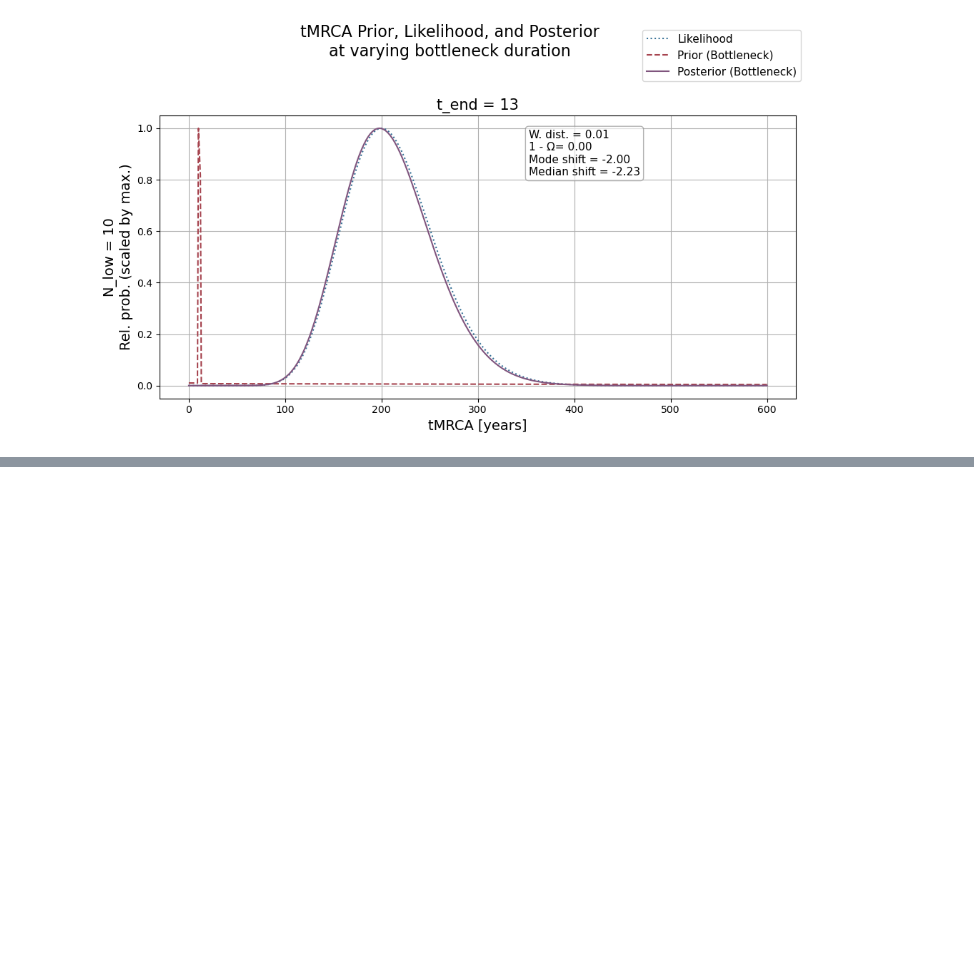
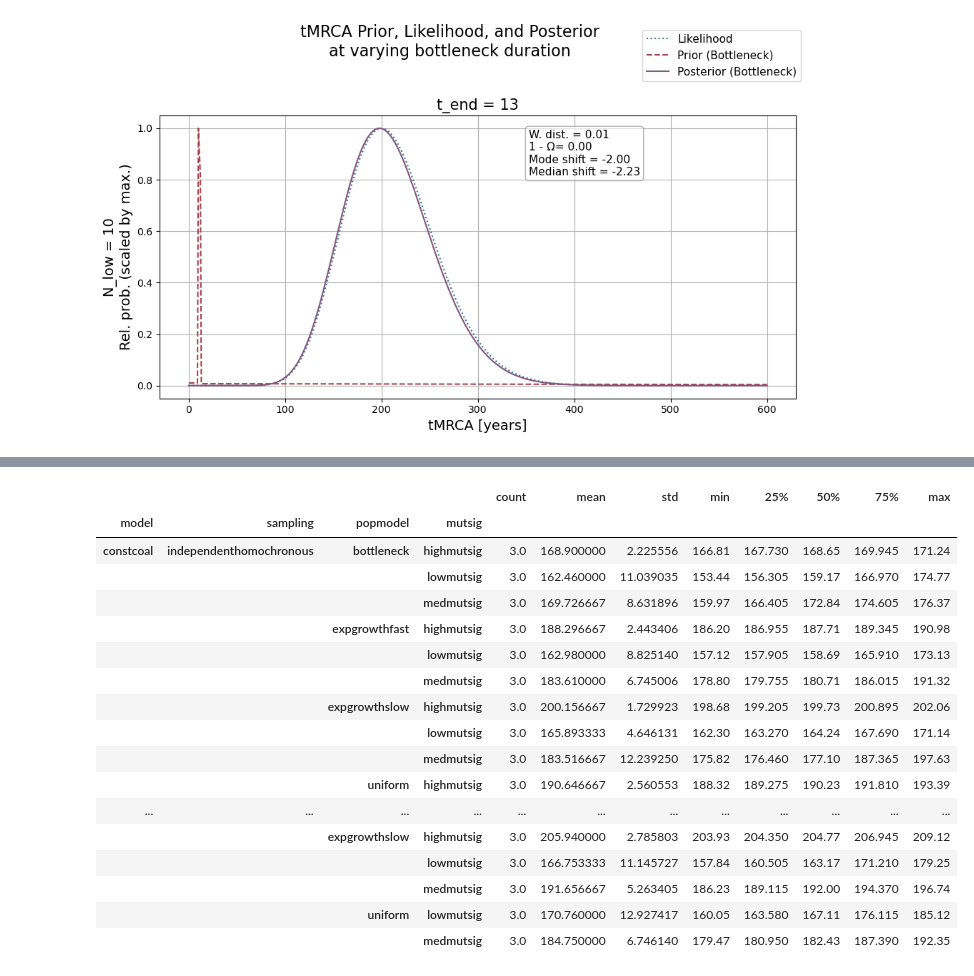
Before and after one commit to marie3003/BESP_paper-analyses, a Jupyter notebook: workflows/population_models.ipynb, the cells around one changed output, grey strips where cells are left out. Saved outputs shown, nothing was run; the diff lists cells and outputs as text; code cells hidden in the pictures; blank space fills up the shorter version.

```diff
--- a/workflows/population_models.ipynb
+++ b/workflows/population_models.ipynb
@@ -134,0 +265,22 @@ Population size 200 years ago (at expected tMRCA): [221.60631672  24.55467981]
+# %%
+# memory usage overview
+runtime_summary.groupby(["model", "sampling", "popmodel", "mutsig"])["max_rss"].describe()
+# %% [output]
+|  |  |  |  | count | mean | std | min | 25% | 50% | 75% | max |
+| model | sampling | popmodel | mutsig |  |  |  |  |  |  |  |  |
+| constcoal | independenthomochronous | bottleneck | highmutsig | 3.0 | 168.900000 | 2.225556 | 166.81 | 167.730 | 168.65 | 169.945 | 171.24 |
+|  |  |  | lowmutsig | 3.0 | 162.460000 | 11.039035 | 153.44 | 156.305 | 159.17 | 166.970 | 174.77 |
+|  |  |  | medmutsig | 3.0 | 169.726667 | 8.631896 | 159.97 | 166.405 | 172.84 | 174.605 | 176.37 |
+|  |  | expgrowthfast | highmutsig | 3.0 | 188.296667 | 2.443406 | 186.20 | 186.955 | 187.71 | 189.345 | 190.98 |
+|  |  |  | lowmutsig | 3.0 | 162.980000 | 8.825140 | 157.12 | 157.905 | 158.69 | 165.910 | 173.13 |
+|  |  |  | medmutsig | 3.0 | 183.610000 | 6.745006 | 178.80 | 179.755 | 180.71 | 186.015 | 191.32 |
+|  |  | expgrowthslow | highmutsig | 3.0 | 200.156667 | 1.729923 | 198.68 | 199.205 | 199.73 | 200.895 | 202.06 |
+|  |  |  | lowmutsig | 3.0 | 165.893333 | 4.646131 | 162.30 | 163.270 | 164.24 | 167.690 | 171.14 |
+|  |  |  | medmutsig | 3.0 | 183.516667 | 12.239250 | 175.82 | 176.460 | 177.10 | 187.365 | 197.63 |
+|  |  | uniform | highmutsig | 3.0 | 190.646667 | 2.560553 | 188.32 | 189.275 | 190.23 | 191.810 | 193.39 |
+| ... | ... | ... | ... | ... | ... | ... | ... | ... | ... | ... | ... |
+|  |  | expgrowthslow | highmutsig | 3.0 | 205.940000 | 2.785803 | 203.93 | 204.350 | 204.77 | 206.945 | 209.12 |
+|  |  |  | lowmutsig | 3.0 | 166.753333 | 11.145727 | 157.84 | 160.505 | 163.17 | 171.210 | 179.25 |
+|  |  |  | medmutsig | 3.0 | 191.656667 | 5.263405 | 186.23 | 189.115 | 192.00 | 194.370 | 196.74 |
+|  |  | uniform | lowmutsig | 3.0 | 170.760000 | 12.927417 | 160.05 | 163.580 | 167.11 | 176.115 | 185.12 |
+|  |  |  | medmutsig | 3.0 | 184.750000 | 6.746140 | 179.47 | 180.950 | 182.43 | 187.390 | 192.35 |
```
Also changed, not shown: parts of 8 cells of this notebook, 31 other files.
